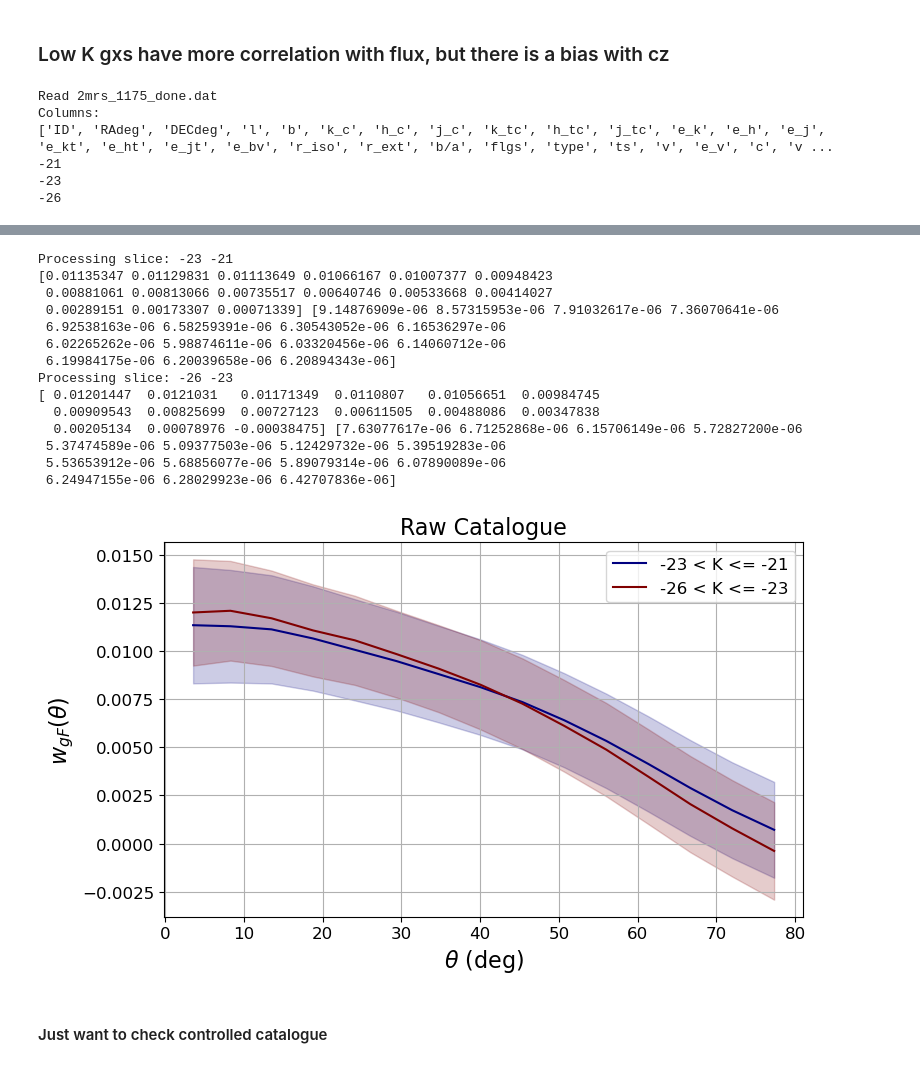
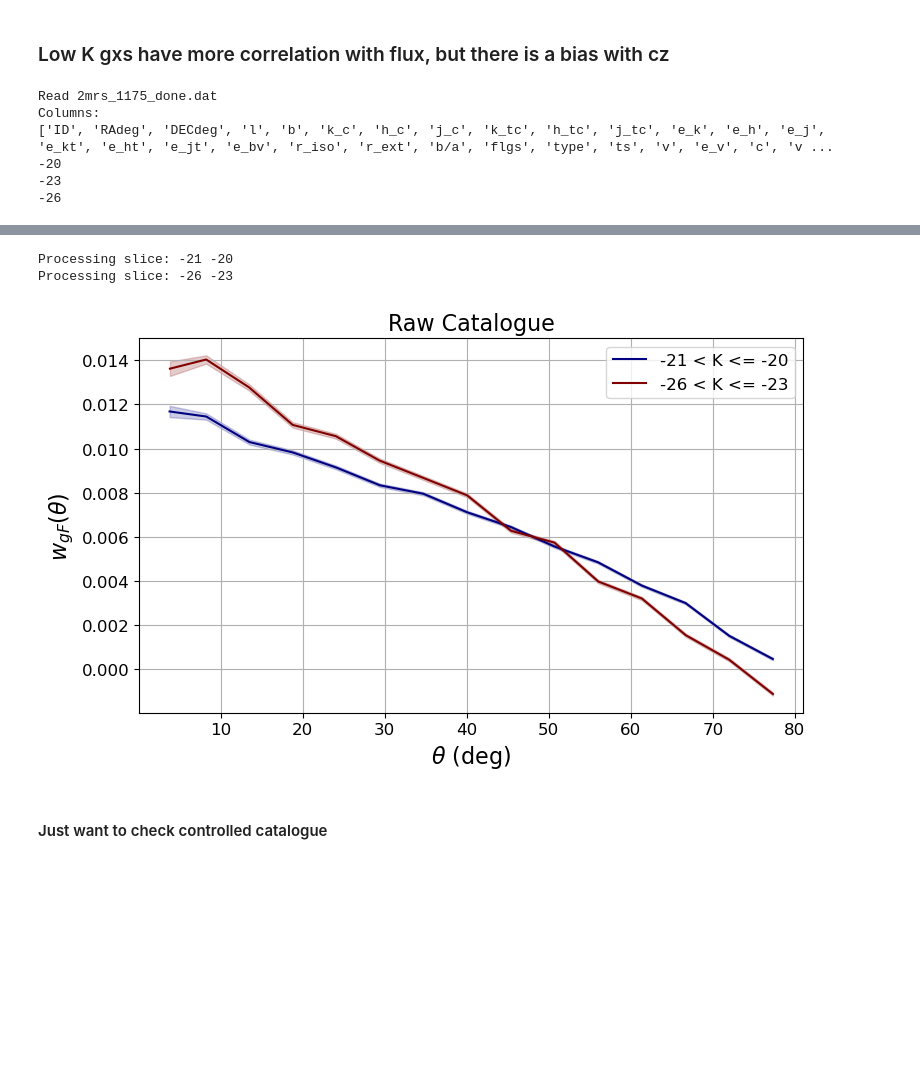
Before and after one commit to FedeDavilaKurban/Auger, a Jupyter notebook: plot3_paper1.ipynb, the cells around one changed output, grey strips where cells are left out. Saved outputs shown, nothing was run; the diff lists cells and outputs as text; code cells hidden in the pictures; blank space fills up the shorter version.

```diff
--- a/plot3_paper1.ipynb
+++ b/plot3_paper1.ipynb
@@ -10,7 +10,7 @@ import matplotlib.pyplot as plt
 
 
 def read_catalog(path='../data/',
-                 name='2mrs_1175_done.dat', ncols=29):
+                 name='2mrs_1175_done.dat', ncols=29, cz_min=1200):
 
   with open(path+name, 'r') as file:
     archivo = file.readlines()
@@ -39,7 +39,7 @@ def read_catalog(path='../data/',
   for idx, col in enumerate(columns):
     data[col] = np.array(g[idx])
 
-  data = data[data['v'] > 1200]
+  data = data[data['v'] > cz_min]
   data = data[data['DECdeg'] < 45.]
 
   # Create ks column for K-band absolute magnitude
@@ -224,11 +224,11 @@ N. of galaxies in slice: 107
 CALCULATE CORRELATIONS FOR K SLICES WITH CZ CUT
 """
 # === Load Galaxies ===
-gxs = read_catalog()
-k_slices = [(-21,-23), (-23,-26)]
+gxs = read_catalog(cz_min=1200)
+k_slices = [(-20, -21), (-23,-26)]
 colors_kslices = plt.cm.jet(np.linspace(0, 1, len(k_slices)))  # Color gradient
 
-gxs_K = gxs[(gxs['cz'] >= 1200) & (gxs['cz'] <= 3600)]  # Apply cz cut to galaxy catalog
+gxs_K = gxs[(gxs['cz'] >= 1200) & (gxs['cz'] <= 2000)]  # Apply cz cut to galaxy catalog
 
 # === Load Flux map ===
 file_path = "../data/Auger/flux_a8_lb.dat"
@@ -241,7 +241,7 @@ flux_val = flux_cat[:, 2]
 
 # Create flux catalog for treecorr
 fcat = treecorr.Catalog(ra=flux_ra, dec=flux_dec, k=flux_val,
-                        ra_units='deg', dec_units='deg', npatch=30)
+                        ra_units='deg', dec_units='deg')#, npatch=10)
 
 # Generate random catalog for the current slice
 rand_ra, rand_dec = generate_RanCat(len(gxs_K)*10, dec_min=-90, dec_max=45)
@@ -254,8 +254,8 @@ config = {
     "bin_type": 'Linear',
     "brute": False,
     "metric": 'Arc',
-    "var_method": 'bootstrap',
-    "num_bootstrap": 200,
+    #"var_method": 'bootstrap',
+    #"num_bootstrap": 500,
     "cross_patch_weight": 'geom'
 }
 
@@ -336,24 +336,20 @@ for i, (k_max, k_min) in enumerate(k_slices):
 
     # Create treecorr catalogs for the current slice
     gcat_slice = treecorr.Catalog(ra=gxs_slice['_RAJ2000'], dec=gxs_slice['_DEJ2000'],
-                                  ra_units='deg', dec_units='deg', npatch=30)
+                                  ra_units='deg', dec_units='deg')#, npatch=10)
     rand_cat = treecorr.Catalog(ra=rand_ra[:len(gxs_slice)*10], dec=rand_dec[:len(gxs_slice)*10],
-                                ra_units='deg', dec_units='deg', patch_centers=gcat_slice.patch_centers)
+                                ra_units='deg', dec_units='deg')#, patch_centers=gcat_slice.patch_centers)
 
     # Calculate correlations
     nk = treecorr.NKCorrelation(config)
     rk = treecorr.NKCorrelation(config)
     nk.process(gcat_slice, fcat)
     rk.process(rand_cat, fcat)
-    #xi, varxi = nk.calculateXi(rk=rk)
-    #xi = xi / flux_val.mean()  # Normalize by mean flux value
+    xi, varxi = nk.calculateXi(rk=rk)
+    xi /= flux_val.mean()  # Normalize by mean flux value
+    varxi = varxi / (flux_val.mean()**2)
 
-    # Pruebita
-    xi = (nk.xi - flux_val.mean())  / flux_val.mean()
-    varxi = nk.varxi
-    print(xi, varxi)
-    #plt.errorbar(nk.meanr, xi, yerr=(varxi**.5), fmt='o-', color=colors_kslices[i])
-    plt.fill_between(nk.meanr, xi - varxi**0.5, xi + varxi**0.5,
+    plt.fill_between(nk.meanr, xi - (varxi**0.5), xi + (varxi**0.5),
                      color=colors_kslices[i], alpha=0.2)  # Add error band
     plt.plot(nk.meanr, xi, color=colors_kslices[i], label=f'{k_min} < K <= {k_max}')
 
@@ -370,6 +366,6 @@ plt.show()
 Read 2mrs_1175_done.dat
 Columns:
 ['ID', 'RAdeg', 'DECdeg', 'l', 'b', 'k_c', 'h_c', 'j_c', 'k_tc', 'h_tc', 'j_tc', 'e_k', 'e_h', 'e_j', 'e_kt', 'e_ht', 'e_jt', 'e_bv', 'r_iso', 'r_ext', 'b/a', 'flgs', 'type', 'ts', 'v', 'e_v', 'c', 'v ...
--21
+-20
 -23
 -26
@@ -378,18 +374,6 @@ Columns:
-Processing slice: -23 -21
-[0.01135347 0.01129831 0.01113649 0.01066167 0.01007377 0.00948423
- 0.00881061 0.00813066 0.00735517 0.00640746 0.00533668 0.00414027
- 0.00289151 0.00173307 0.00071339] [9.14876909e-06 8.57315953e-06 7.91032617e-06 7.36070641e-06
- 6.92538163e-06 6.58259391e-06 6.30543052e-06 6.16536297e-06
- 6.02265262e-06 5.98874611e-06 6.03320456e-06 6.14060712e-06
- 6.19984175e-06 6.20039658e-06 6.20894343e-06]
+Processing slice: -21 -20
 Processing slice: -26 -23
-[ 0.01201447  0.0121031   0.01171349  0.0110807   0.01056651  0.00984745
-  0.00909543  0.00825699  0.00727123  0.00611505  0.00488086  0.00347838
-  0.00205134  0.00078976 -0.00038475] [7.63077617e-06 6.71252868e-06 6.15706149e-06 5.72827200e-06
- 5.37474589e-06 5.09377503e-06 5.12429732e-06 5.39519283e-06
- 5.53653912e-06 5.68856077e-06 5.89079314e-06 6.07890089e-06
- 6.24947155e-06 6.28029923e-06 6.42707836e-06]
-[figure, old version]
+[figure, new version]
 # %% [markdown]
 #### Just want to check controlled catalogue
 # %%
```
Also changed, not shown: parts of 3 cells of this notebook, 6 other files.
